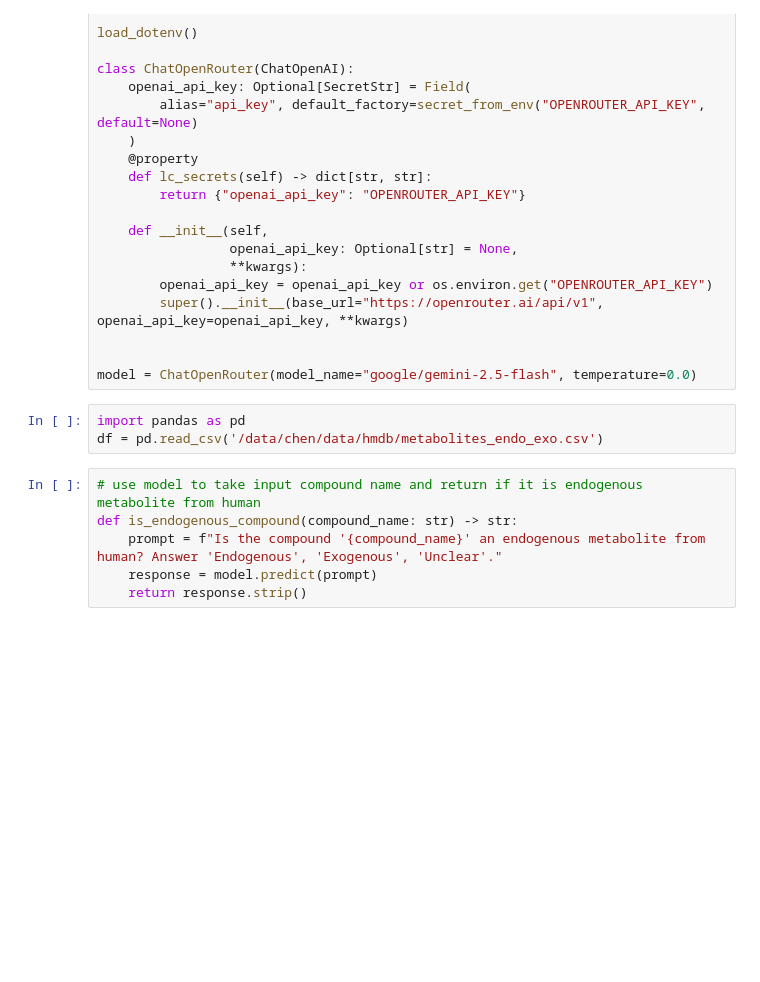
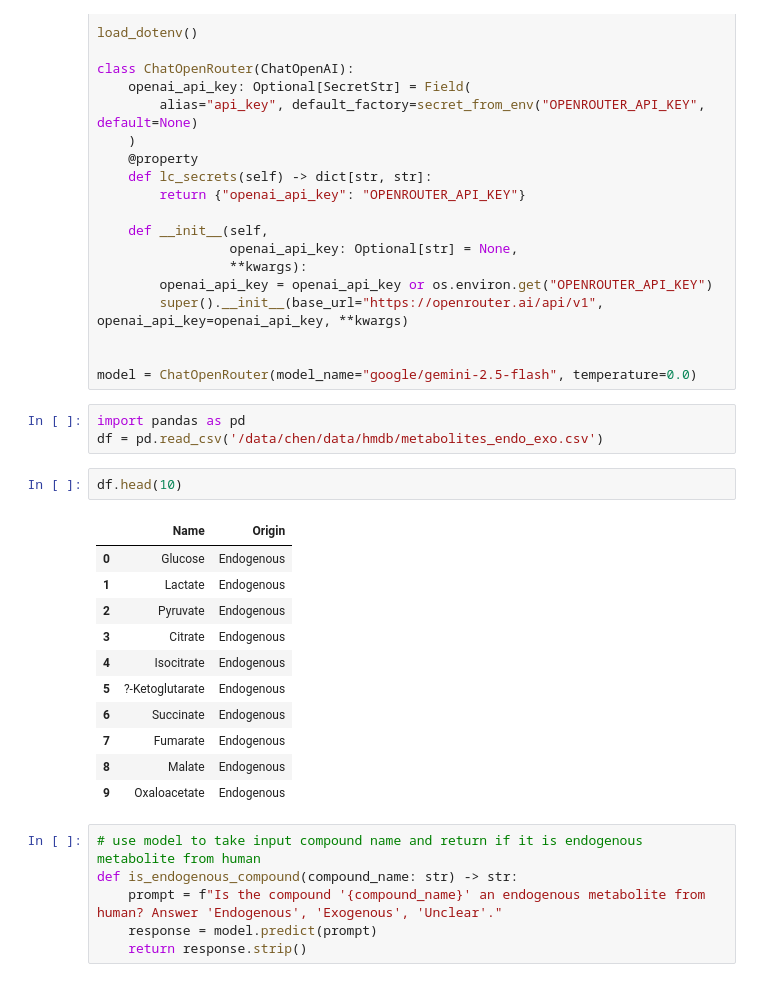
Before and after one commit to CZhao97/db_form_agent_system, a Jupyter notebook: notebooks/hmdb_test_llm.ipynb, the cells around one changed output. Saved outputs shown, nothing was run; the diff lists cells and outputs as text; blank space fills up the shorter version.

```diff
--- a/notebooks/hmdb_test_llm.ipynb
+++ b/notebooks/hmdb_test_llm.ipynb
@@ -28,6 +28,20 @@ model = ChatOpenRouter(model_name="google/gemini-2.5-flash", temperature=0.0)
 # %%
 import pandas as pd
 df = pd.read_csv('/data/chen/data/hmdb/metabolites_endo_exo.csv')
+# %%
+df.head(10)
+# %% [output]
+|  | Name | Origin |
+| 0 | Glucose | Endogenous |
+| 1 | Lactate | Endogenous |
+| 2 | Pyruvate | Endogenous |
+| 3 | Citrate | Endogenous |
+| 4 | Isocitrate | Endogenous |
+| 5 | ?-Ketoglutarate | Endogenous |
+| 6 | Succinate | Endogenous |
+| 7 | Fumarate | Endogenous |
+| 8 | Malate | Endogenous |
+| 9 | Oxaloacetate | Endogenous |
 # %%
 # use model to take input compound name and return if it is endogenous metabolite from human
 def is_endogenous_compound(compound_name: str) -> str:
```
Also changed, not shown: 6 other files.
